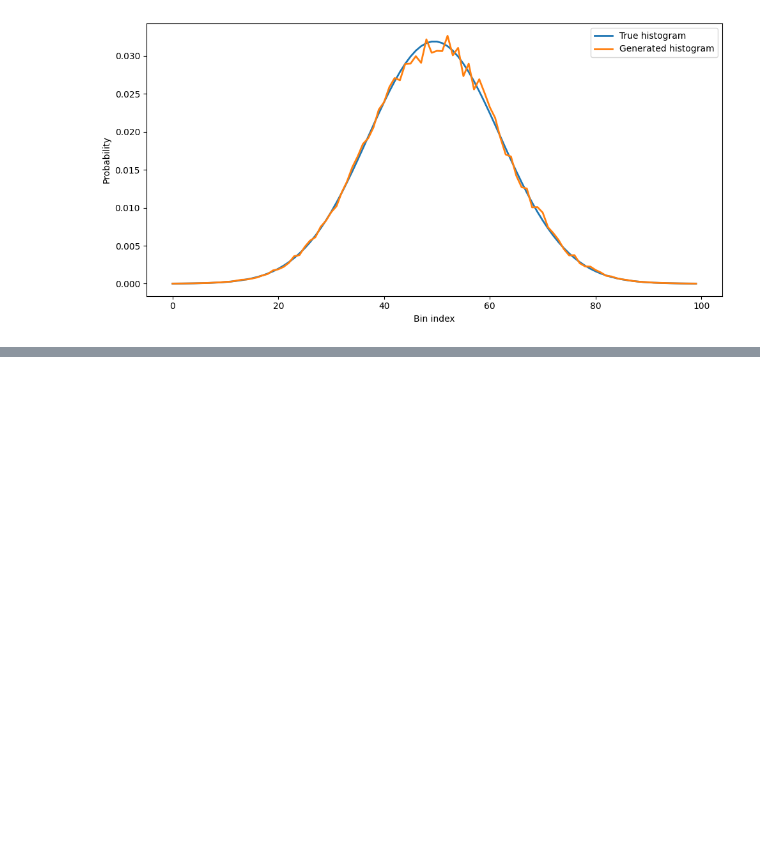
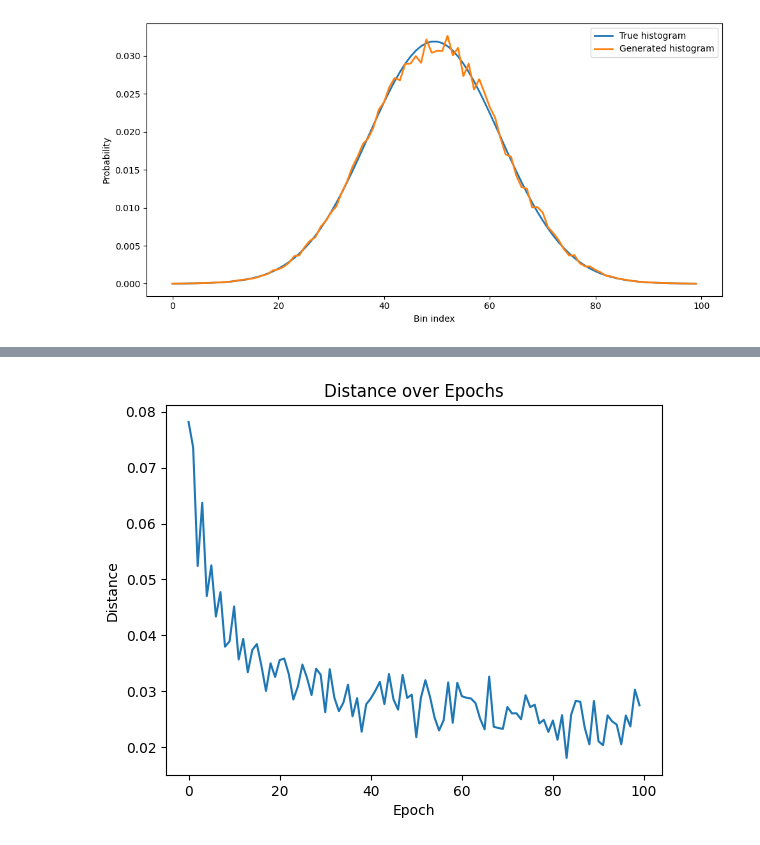
Before and after one commit to matteorofrano/CGAN-for-probability-distribution-generation, a Jupyter notebook: tests.ipynb, the cells around one changed output, grey strips where cells are left out. Saved outputs shown, nothing was run; the diff lists cells and outputs as text; code cells hidden in the pictures; blank space fills up the shorter version.

```diff
--- a/tests.ipynb
+++ b/tests.ipynb
@@ -311,0 +375,4 @@ plot_bin_dist(true_sample, generated_sample)
+# %%
+plot_learning_curve('generated_vs_true.csv')
+# %% [output]
+[figure, added]
```
Also changed, not shown: parts of 9 cells of this notebook, 7 other files.
